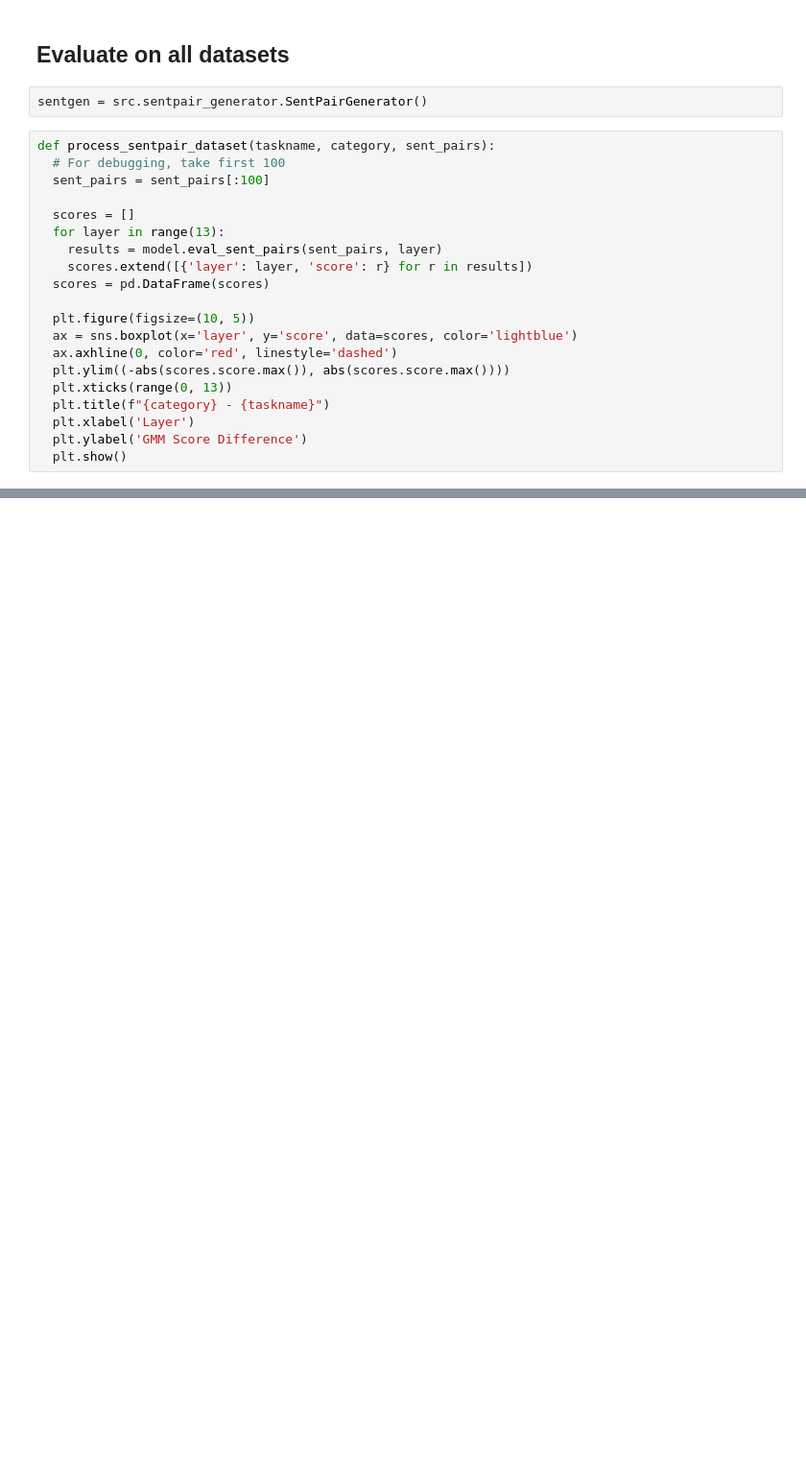
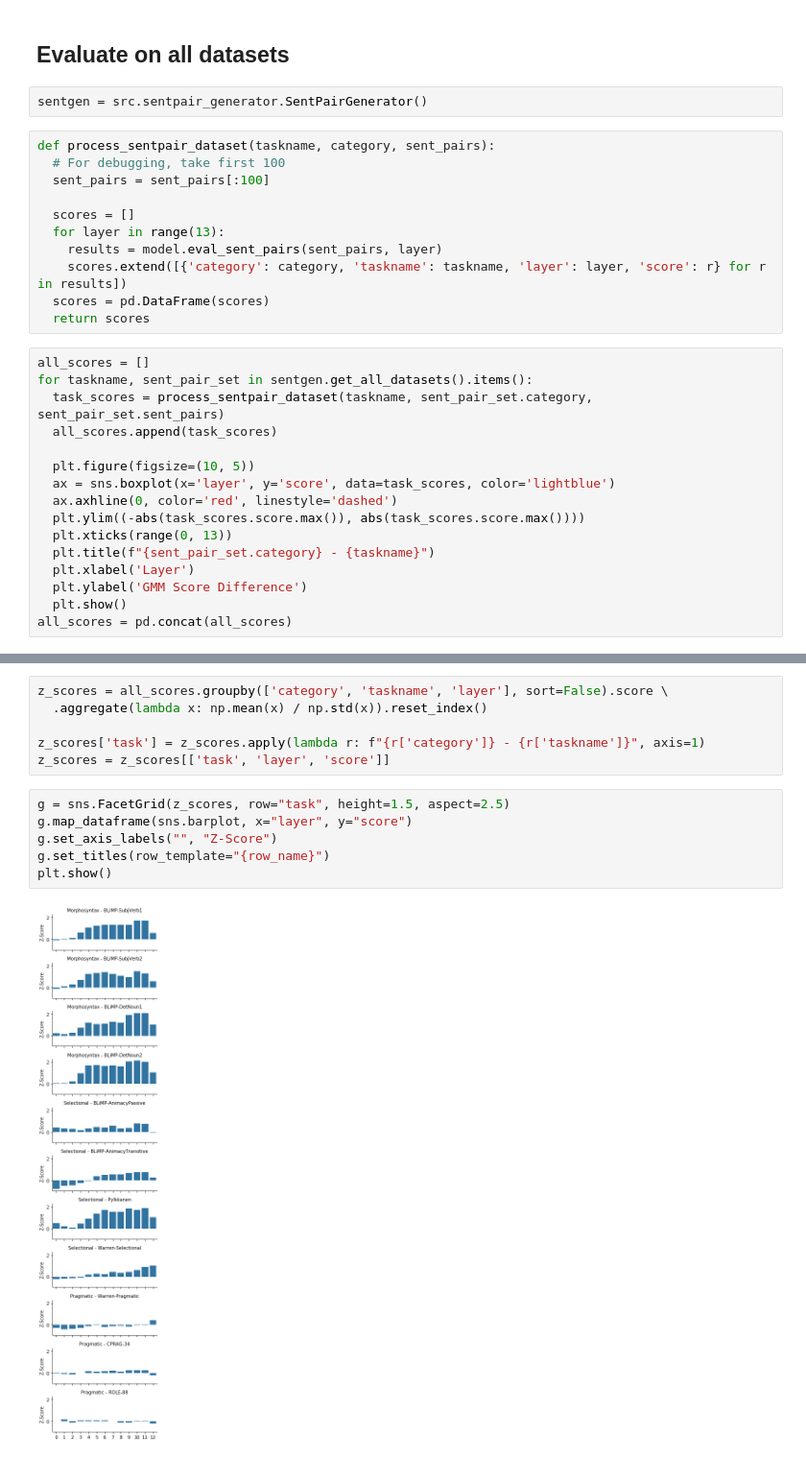
Before and after one commit to SPOClab-ca/layerwise-anomaly, a Jupyter notebook: notebooks_bai/GMMAnomaly.ipynb, the cells around one changed output, grey strips where cells are left out. Shown at 96% size. Cells and saved outputs as stored; diff of their text form; blank space fills up the shorter version.

Commit message:
Z-scores per layer/task, and bar plots

```diff
--- a/notebooks_bai/GMMAnomaly.ipynb
+++ b/notebooks_bai/GMMAnomaly.ipynb
@@ -52,23 +54,30 @@ all_layer_scores("Corey's hamster entertained a nearby backpack and filled it wi
 ## Evaluate on all datasets
 # %%
 sentgen = src.sentpair_generator.SentPairGenerator()
+# %%
+def process_sentpair_dataset(taskname, category, sent_pairs):
+  # For debugging, take first 100
+  sent_pairs = sent_pairs[:100]
+
+  scores = []
+  for layer in range(13):
+    results = model.eval_sent_pairs(sent_pairs, layer)
+    scores.extend([{'category': category, 'taskname': taskname, 'layer': layer, 'score': r} for r in results])
+  scores = pd.DataFrame(scores)
+  return scores
 # %%
-def process_sentpair_dataset(taskname, category, sent_pairs):
-  # For debugging, take first 100
-  sent_pairs = sent_pairs[:100]
-
-  scores = []
-  for layer in range(13):
-    results = model.eval_sent_pairs(sent_pairs, layer)
-    scores.extend([{'layer': layer, 'score': r} for r in results])
-  scores = pd.DataFrame(scores)
+all_scores = []
+for taskname, sent_pair_set in sentgen.get_all_datasets().items():
+  task_scores = process_sentpair_dataset(taskname, sent_pair_set.category, sent_pair_set.sent_pairs)
+  all_scores.append(task_scores)
 
   plt.figure(figsize=(10, 5))
-  ax = sns.boxplot(x='layer', y='score', data=scores, color='lightblue')
+  ax = sns.boxplot(x='layer', y='score', data=task_scores, color='lightblue')
   ax.axhline(0, color='red', linestyle='dashed')
-  plt.ylim((-abs(scores.score.max()), abs(scores.score.max())))
+  plt.ylim((-abs(task_scores.score.max()), abs(task_scores.score.max())))
   plt.xticks(range(0, 13))
-  plt.title(f"{category} - {taskname}")
+  plt.title(f"{sent_pair_set.category} - {taskname}")
   plt.xlabel('Layer')
   plt.ylabel('GMM Score Difference')
   plt.show()
+all_scores = pd.concat(all_scores)
@@ -89,0 +98,14 @@ for taskname, sent_pair_set in sentgen.get_all_datasets().items():
+# %%
+z_scores = all_scores.groupby(['category', 'taskname', 'layer'], sort=False).score \
+  .aggregate(lambda x: np.mean(x) / np.std(x)).reset_index()
+
+z_scores['task'] = z_scores.apply(lambda r: f"{r['category']} - {r['taskname']}", axis=1)
+z_scores = z_scores[['task', 'layer', 'score']]
+# %%
+g = sns.FacetGrid(z_scores, row="task", height=1.5, aspect=2.5)
+g.map_dataframe(sns.barplot, x="layer", y="score")
+g.set_axis_labels("", "Z-Score")
+g.set_titles(row_template="{row_name}")
+plt.show()
+# %% [output]
+[figure, added]
```
Also changed, not shown: parts of 4 cells of this notebook, 1 other file.
